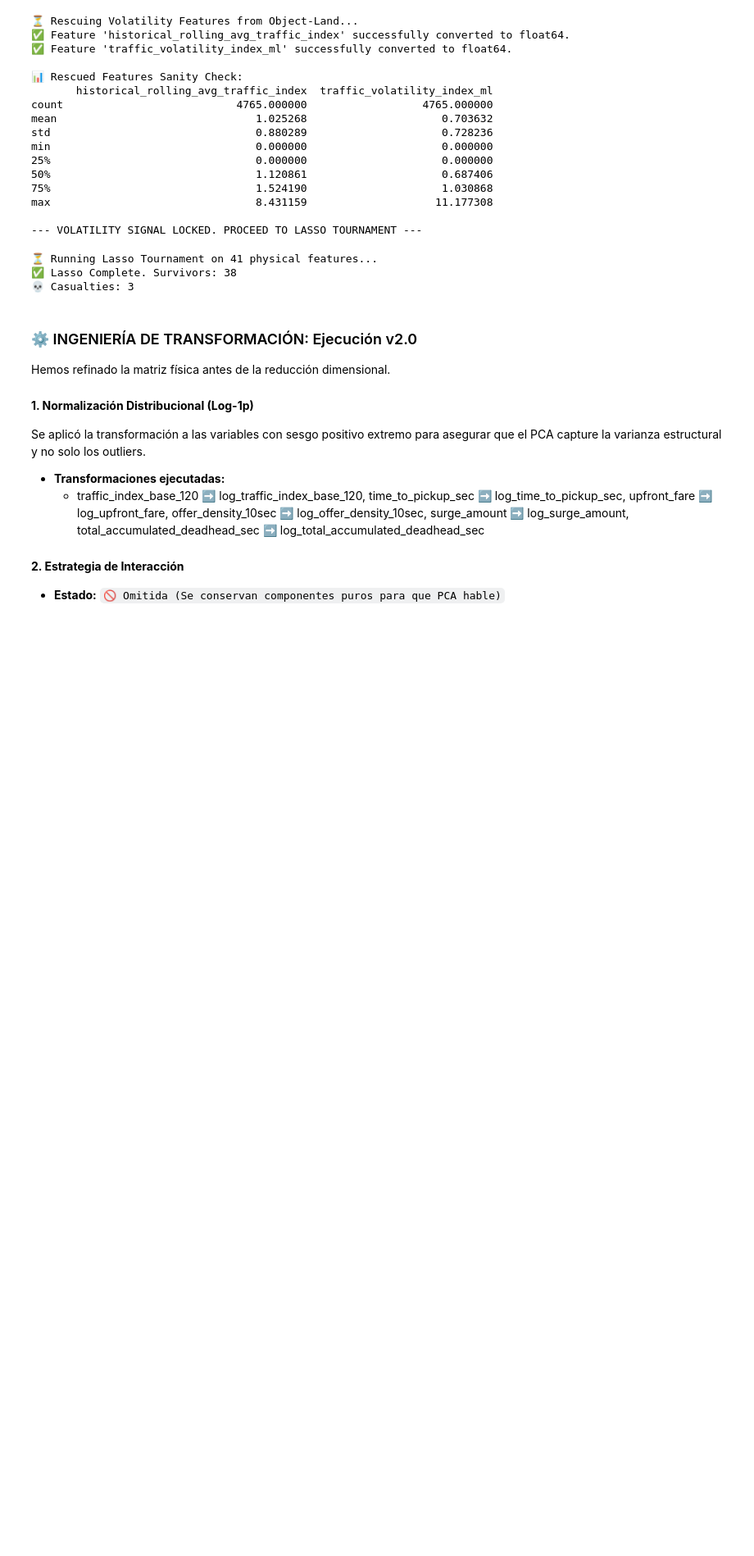
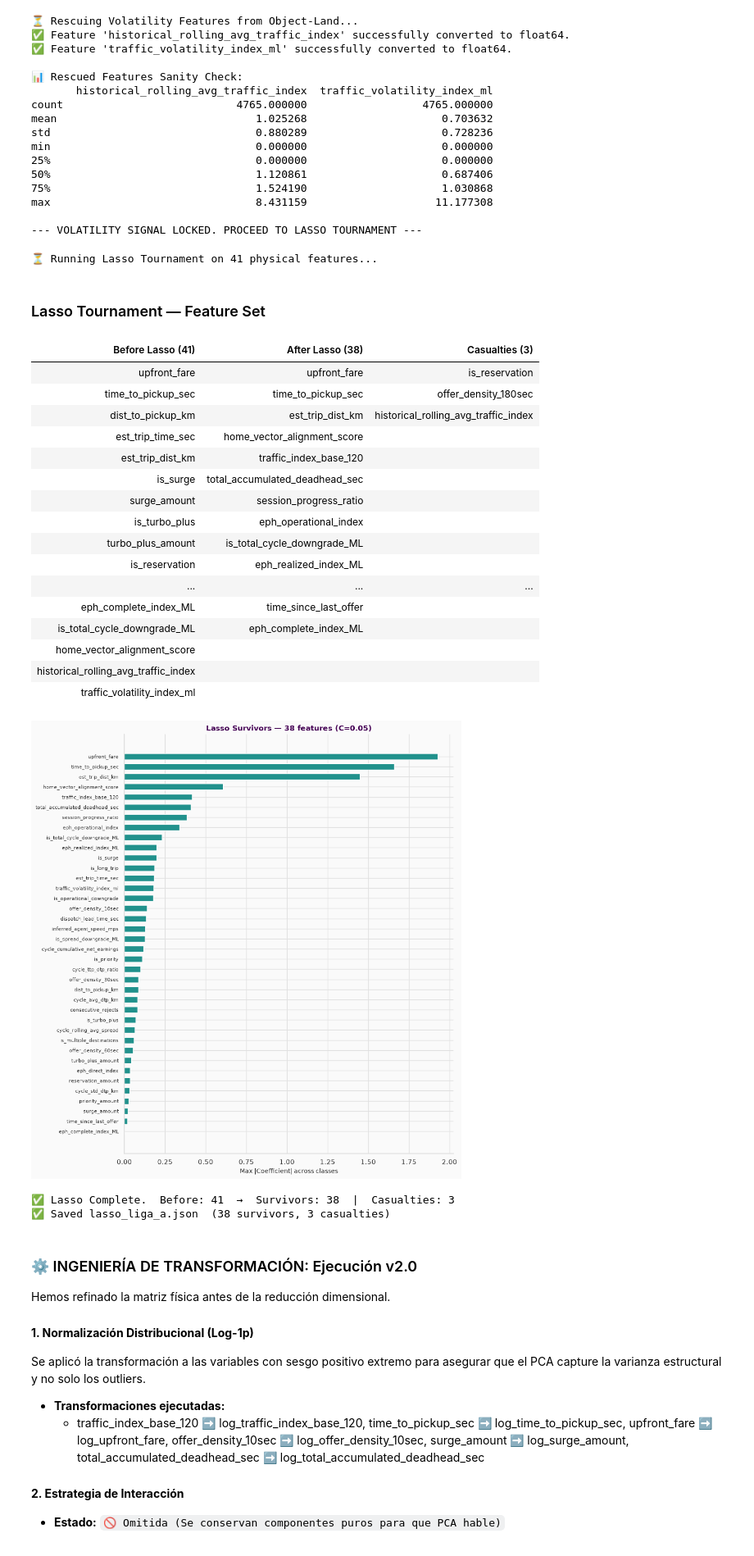
Before and after one commit to WiseExMachina/pienza, a Jupyter notebook: Phase_5_Supervised_ML/0501_PCA_allfeat.ipynb, the cells around one changed output. Shown at 82% size. Saved outputs shown, nothing was run; the diff lists cells and outputs as text; code cells hidden in the pictures; blank space fills up the shorter version.

```diff
--- a/Phase_5_Supervised_ML/0501_PCA_allfeat.ipynb
+++ b/Phase_5_Supervised_ML/0501_PCA_allfeat.ipynb
@@ -409,6 +409,8 @@ max                                8.431159                    11.177308
 from sklearn.linear_model import LogisticRegression
 from sklearn.preprocessing import StandardScaler, LabelEncoder
 from IPython.display import display, Markdown
+import matplotlib.pyplot as plt
+import matplotlib.gridspec as gridspec
 
 # --- 1. TARGET PREPARATION ---
 y_raw = df_grand['reason_primary_fk'].fillna(9999)
@@ -421,38 +423,102 @@ blacklist = [
     'dropoff_polygon_id', 'dropoff_hdbscan_id', 'driver_state_at_request_fk',
     'product_category_fk', 'interpolation_quality_fk', 'post_offer_status_fk'
 ]
 
 X_physics = df_grand.select_dtypes(include=[np.number]).drop(columns=blacklist, errors='ignore')
 X_physics = X_physics.fillna(0)
 
 # --- 3. SCALING ---
 scaler = StandardScaler()
 X_scaled = scaler.fit_transform(X_physics)
 
 # --- 4. THE TOURNAMENT (LASSO L1) ---
-# Eliminamos multi_class='multinomial' para compatibilidad con versiones modernas
 model = LogisticRegression(
     penalty='l1',
     C=0.05,
     solver='saga',
     max_iter=5000,
     random_state=42
 )
 
 print(f"⏳ Running Lasso Tournament on {X_physics.shape[1]} physical features...")
 model.fit(X_scaled, y)
 
 # --- 5. RESULTS EXTRACTION ---
 max_coefs = np.max(np.abs(model.coef_), axis=0)
 feature_importance = pd.Series(max_coefs, index=X_physics.columns).sort_values(ascending=False)
 survivors = feature_importance[feature_importance > 0]
+casualties = feature_importance[feature_importance == 0]
 
-print(f"✅ Lasso Complete. Survivors: {len(survivors)}")
-print(f"💀 Casualties: {len(feature_importance) - len(survivors)}")
+# --- 6. DISPLAY: THREE-COLUMN SUMMARY ---
+before_list  = list(X_physics.columns)
+survivor_list = list(survivors.index)
+casualty_list = list(casualties.index)
+
+col_len = max(len(before_list), len(survivor_list), len(casualty_list))
+
+def pad(lst, n):
+    return lst + [''] * (n - len(lst))
+
+summary_df = pd.DataFrame({
+    f'Before Lasso ({len(before_list)})': pad(before_list, col_len),
+    f'After Lasso ({len(survivor_list)})':  pad(survivor_list, col_len),
+    f'Casualties ({len(casualty_list)})':   pad(casualty_list, col_len),
+})
+
+display(Markdown("### Lasso Tournament — Feature Set"))
+display(summary_df.style
+    .set_properties(**{'font-size': '11px', 'text-align': 'left'})
+    .set_table_styles([{'selector': 'th', 'props': [('font-size', '12px'), ('text-align', 'left'), ('background-color', '#f0f4f8')]}])
+    .hide(axis='index')
+)
+
+# --- 7. BAR CHART: SURVIVOR COEFFICIENTS ---
+fig, ax = plt.subplots(figsize=(10, max(4, len(survivors) * 0.28)))
+colors = ['#21918c'] * len(survivors)
+ax.barh(survivors.index[::-1], survivors.values[::-1], color=colors[::-1], height=0.6)
+ax.set_xlabel("Max |Coefficient| across classes", fontsize=10)
+ax.set_title(f"Lasso Survivors — {len(survivors)} features (C=0.05)", fontsize=12, fontweight='bold')
+ax.tick_params(axis='y', labelsize=8)
+ax.spines[['top','right']].set_visible(False)
+plt.tight_layout()
+plt.show()
+
+print(f"\n✅ Lasso Complete.  Before: {len(before_list)}  →  Survivors: {len(survivor_list)}  |  Casualties: {len(casualty_list)}")
+
+
+# --- 8. SAVE RESULTS FOR STREAMLIT ---
+import os, json as _json
+_out = {
+    'survivors': {k: float(v) for k, v in survivors.items()},
+    'casualties': list(casualties.index),
+}
+_path = os.path.join(os.path.dirname(os.path.abspath('__file__')), '..', 'observatory', 'assets', 'lasso_liga_a.json')
+with open(_path, 'w') as _f:
+    _json.dump(_out, _f, indent=2)
+print(f"✅ Saved lasso_liga_a.json  ({len(_out['survivors'])} survivors, {len(_out['casualties'])} casualties)")
 # %% [output]
 ⏳ Running Lasso Tournament on 41 physical features...
-✅ Lasso Complete. Survivors: 38
-💀 Casualties: 3
+### Lasso Tournament — Feature Set
+| Before Lasso (41) | After Lasso (38) | Casualties (3) |
+| upfront_fare | upfront_fare | is_reservation |
+| time_to_pickup_sec | time_to_pickup_sec | offer_density_180sec |
+| dist_to_pickup_km | est_trip_dist_km | historical_rolling_avg_traffic_index |
+| est_trip_time_sec | home_vector_alignment_score |  |
+| est_trip_dist_km | traffic_index_base_120 |  |
+| is_surge | total_accumulated_deadhead_sec |  |
+| surge_amount | session_progress_ratio |  |
+| is_turbo_plus | eph_operational_index |  |
+| turbo_plus_amount | is_total_cycle_downgrade_ML |  |
+| is_reservation | eph_realized_index_ML |  |
+| ... | ... | ... |
+| eph_complete_index_ML | time_since_last_offer |  |
+| is_total_cycle_downgrade_ML | eph_complete_index_ML |  |
+| home_vector_alignment_score |  |  |
+| historical_rolling_avg_traffic_index |  |  |
+| traffic_volatility_index_ml |  |  |
+[figure, added]
+✅ Lasso Complete.  Before: 41  →  Survivors: 38  |  Casualties: 3
+✅ Saved lasso_liga_a.json  (38 survivors, 3 casualties)
 # %%
 # ==============================================================================
 # CELL 14: ENGINEERING TRANSFORMS (THE PURIST EDITION - v2.0)
```
Also changed, not shown: parts of 2 cells of this notebook, 1 other file.
